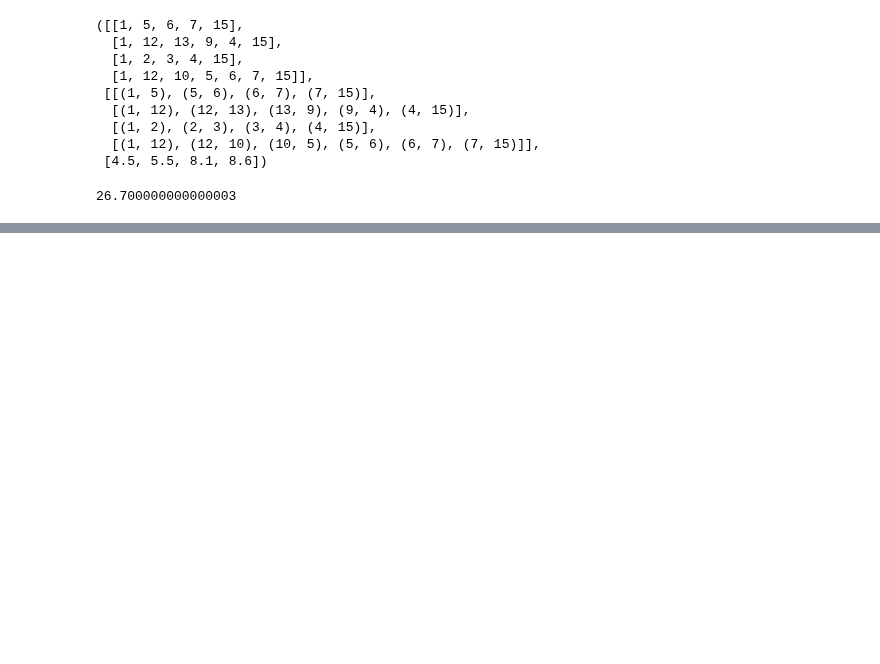
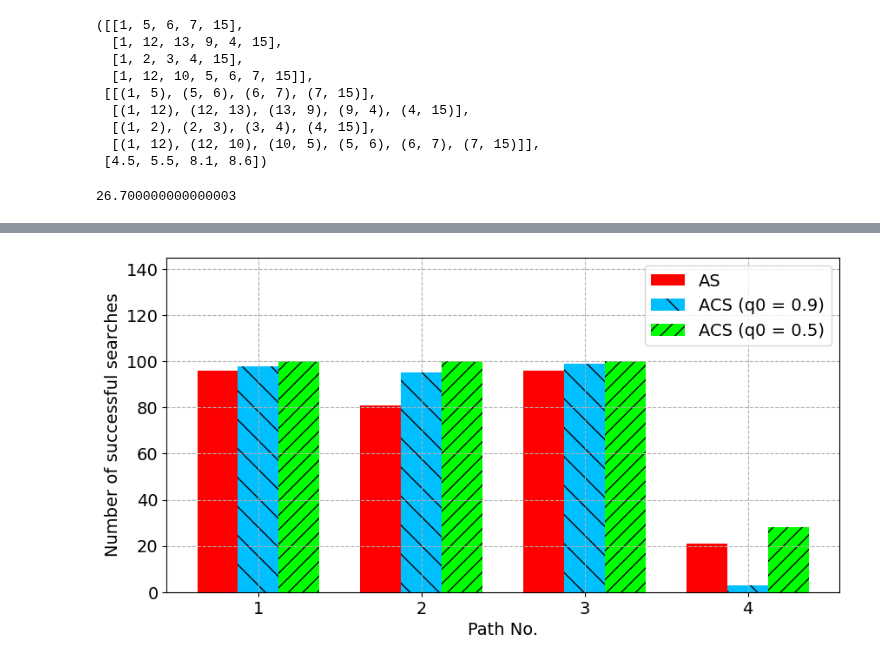
Before and after one commit to nguyenvantin971996/SDN_PyQt5, a Jupyter notebook: ryu_controller/ACO.ipynb, the cells around one changed output, grey strips where cells are left out. Cells and saved outputs as stored; diff of their text form; code cells hidden in the pictures; blank space fills up the shorter version.

```diff
--- a/ryu_controller/ACO.ipynb
+++ b/ryu_controller/ACO.ipynb
@@ -130,17 +132,19 @@ print(number_success_1, number_success_2, number_success_3)
 # %%
 x = np.arange(K)+1
 width = 0.25
 fig = plt.figure(figsize=(10, 5))
 plt.xticks(x)
-plt.ylim(0, 1.4*Times)
+plt.ylim(0, 1.45*Times)
 plt.bar(x-0.25, number_success_1, width, color='red')
 plt.bar(x, number_success_2, width, color='deepskyblue', hatch='\\')
 plt.bar(x+0.25, number_success_3, width, color='lime', hatch='//')
 plt.xlabel("Path No.")
 plt.ylabel("Number of successful searches")
 plt.legend(["AS", "ACS (q0 = 0.9)", "ACS (q0 = 0.5)"], loc="upper right")
-plt.grid()
+plt.grid(True, linestyle='--')
 plt.savefig("ACO/ACO_nss.png", dpi=200, bbox_inches='tight')
+# %% [output]
+[figure, added]
 # %%
 fig = plt.figure(figsize=(10, 5))
 
```
Also changed, not shown: parts of 7 cells of this notebook.
